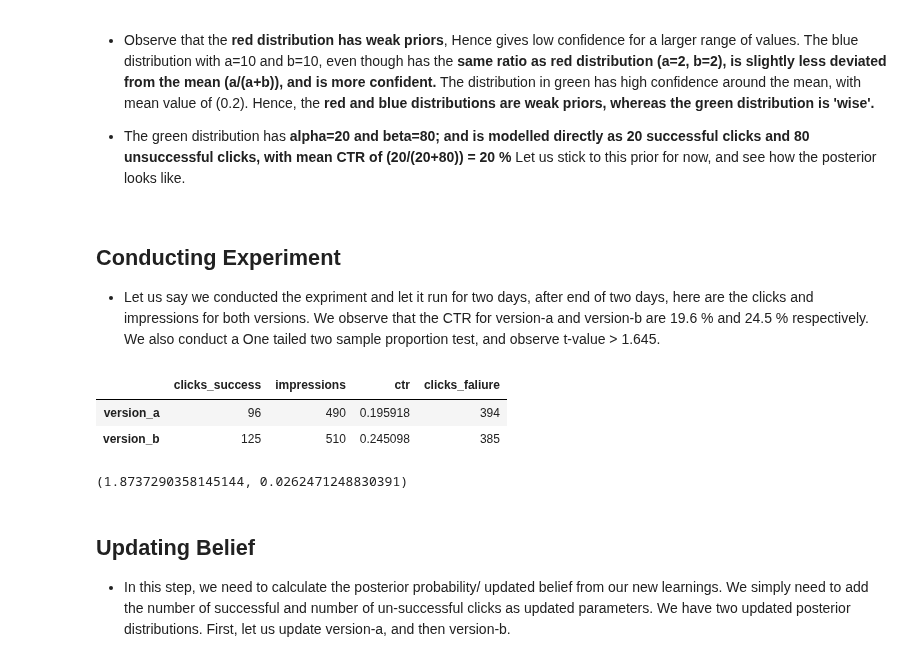
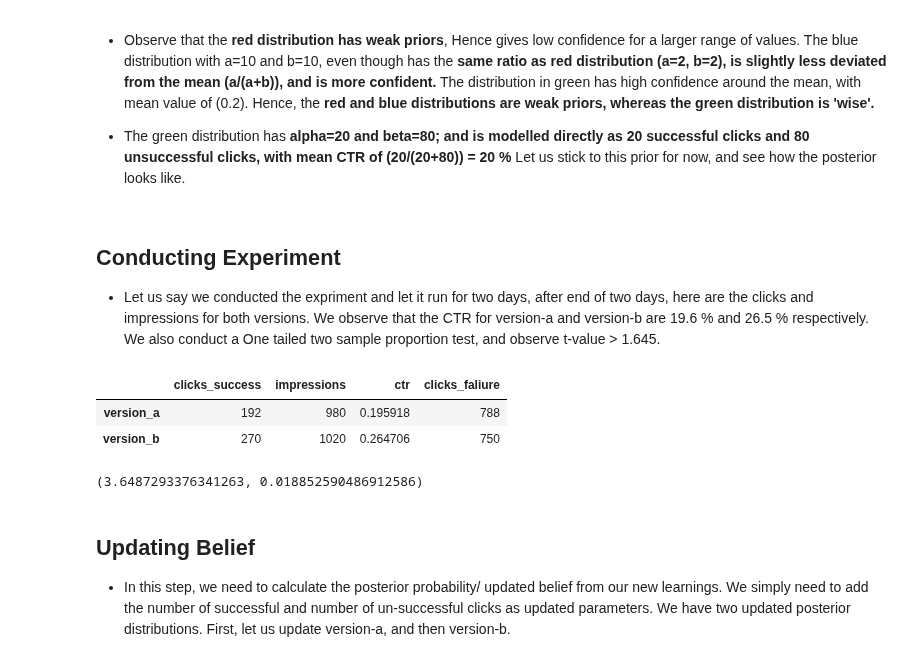
Before and after one commit to AdiVarma27/AdiVarma27.github.io, a Jupyter notebook: _jupyter/2020-04-13-Bayesian Thinking in AB Testing.ipynb, the cells around one changed output. Cells and saved outputs as stored; diff of their text form; code cells hidden in the pictures.

```diff
--- a/_jupyter/2020-04-13-Bayesian Thinking in AB Testing.ipynb
+++ b/_jupyter/2020-04-13-Bayesian Thinking in AB Testing.ipynb
@@ -52,28 +52,28 @@ plt.legend()
 # %% [markdown]
 ## Conducting Experiment
 
-* Let us say we conducted the expriment and let it run for two days, after end of two days, here are the clicks and impressions for both versions. We observe that the CTR for version-a and version-b are 19.6 % and 24.5 % respectively. We also conduct a One tailed two sample proportion test, and observe t-value > 1.645.
+* Let us say we conducted the expriment and let it run for two days, after end of two days, here are the clicks and impressions for both versions. We observe that the CTR for version-a and version-b are 19.6 % and 26.5 % respectively. We also conduct a One tailed two sample proportion test, and observe t-value > 1.645.
 # %%
 # data from experiment
 df = pd.DataFrame()
-df['clicks_success'] = [96, 125]
-df['impressions'] = [490, 510]
+df['clicks_success'] = [192, 270]
+df['impressions'] = [980, 1020]
 df.index= ['version_a', 'version_b']
 df['ctr'] = df['clicks_success']/df['impressions']
 df['clicks_faliure'] = df['impressions'] - df['clicks_success']
 df
 # %% [output]
 |  | clicks_success | impressions | ctr | clicks_faliure |
-| version_a | 96 | 490 | 0.195918 | 394 |
-| version_b | 125 | 510 | 0.245098 | 385 |
+| version_a | 192 | 980 | 0.195918 | 788 |
+| version_b | 270 | 1020 | 0.264706 | 750 |
 # %%
-p = (96 + 125)/(490 + 510)
-SE = np.sqrt(p*(1-p)*( (1/490)  +  (1/510) ))
-t = (0.245098 - 0.195918)/(SE)
+p = (192 + 270)/(980 + 1020)
+SE = np.sqrt(p*(1-p)*( (1/980)  +  (1/1020) ))
+t = (0.264706 - 0.195918)/(SE)
 
 t, SE
 # %% [output]
-(1.8737290358145144, 0.0262471248830391)
+(3.6487293376341263, 0.018852590486912586)
 # %% [markdown]
 ## Updating Belief
 
```
Also changed, not shown: parts of 3 cells of this notebook.
